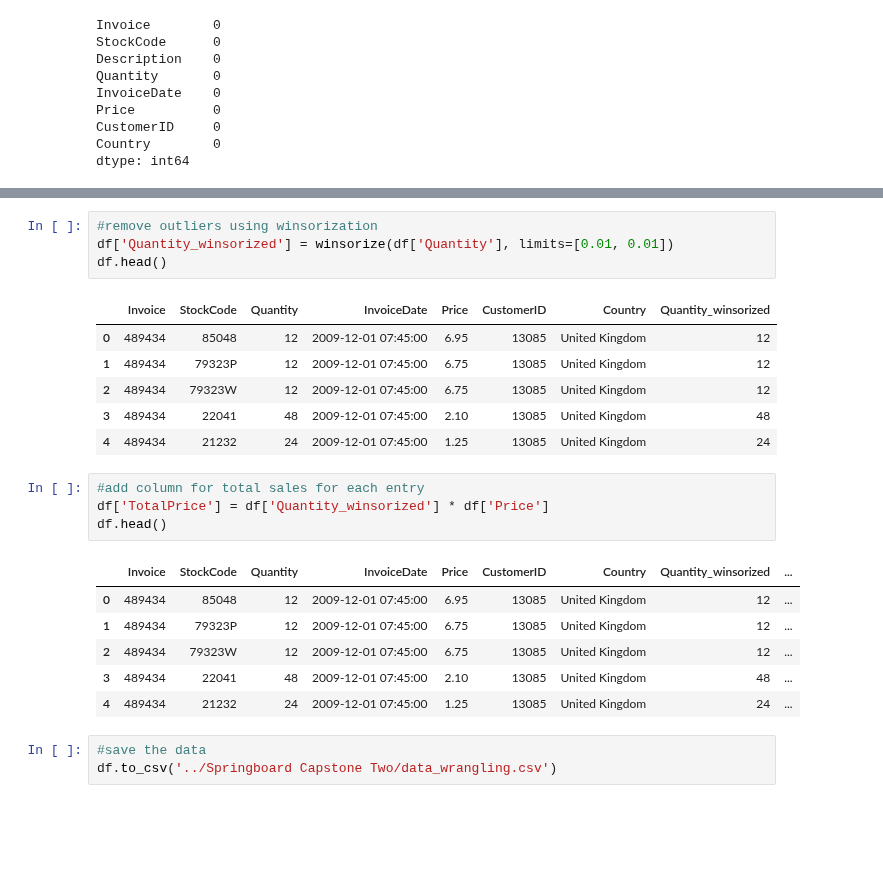
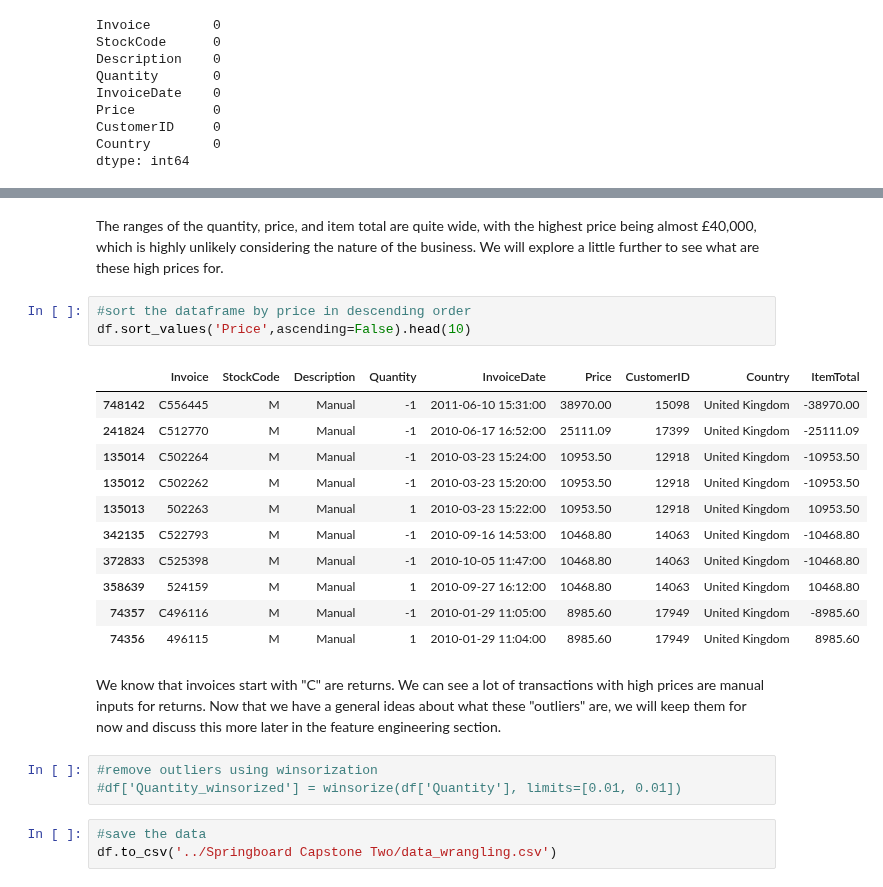
Before and after one commit to amythemirror/Customer_Lifetime_Value_Prediction, a Jupyter notebook: Data Wrangling.ipynb, the cells around one changed output, grey strips where cells are left out. Drawn from its saved outputs; the diff is of its cells as text; blank space fills up the shorter version.

```diff
--- a/Data Wrangling.ipynb
+++ b/Data Wrangling.ipynb
@@ -191,25 +211,25 @@ df.plot(kind='scatter', x='Price', y='Quantity')
+# %% [markdown]
+The ranges of the quantity, price, and item total are quite wide, with the highest price being almost £40,000, which is highly unlikely considering the nature of the business. We will explore a little further to see what are these high prices for.
+# %%
+#sort the dataframe by price in descending order
+df.sort_values('Price',ascending=False).head(10)
+# %% [output]
+|  | Invoice | StockCode | Description | Quantity | InvoiceDate | Price | CustomerID | Country | ItemTotal |
+| 748142 | C556445 | M | Manual | -1 | 2011-06-10 15:31:00 | 38970.00 | 15098 | United Kingdom | -38970.00 |
+| 241824 | C512770 | M | Manual | -1 | 2010-06-17 16:52:00 | 25111.09 | 17399 | United Kingdom | -25111.09 |
+| 135014 | C502264 | M | Manual | -1 | 2010-03-23 15:24:00 | 10953.50 | 12918 | United Kingdom | -10953.50 |
+| 135012 | C502262 | M | Manual | -1 | 2010-03-23 15:20:00 | 10953.50 | 12918 | United Kingdom | -10953.50 |
+| 135013 | 502263 | M | Manual | 1 | 2010-03-23 15:22:00 | 10953.50 | 12918 | United Kingdom | 10953.50 |
+| 342135 | C522793 | M | Manual | -1 | 2010-09-16 14:53:00 | 10468.80 | 14063 | United Kingdom | -10468.80 |
+| 372833 | C525398 | M | Manual | -1 | 2010-10-05 11:47:00 | 10468.80 | 14063 | United Kingdom | -10468.80 |
+| 358639 | 524159 | M | Manual | 1 | 2010-09-27 16:12:00 | 10468.80 | 14063 | United Kingdom | 10468.80 |
+| 74357 | C496116 | M | Manual | -1 | 2010-01-29 11:05:00 | 8985.60 | 17949 | United Kingdom | -8985.60 |
+| 74356 | 496115 | M | Manual | 1 | 2010-01-29 11:04:00 | 8985.60 | 17949 | United Kingdom | 8985.60 |
+# %% [markdown]
+We know that invoices start with "C" are returns. We can see a lot of transactions with high prices are manual inputs for returns. Now that we have a general ideas about what these "outliers" are, we will keep them for now and discuss this more later in the feature engineering section.
 # %%
 #remove outliers using winsorization
-df['Quantity_winsorized'] = winsorize(df['Quantity'], limits=[0.01, 0.01])
-df.head()
+#df['Quantity_winsorized'] = winsorize(df['Quantity'], limits=[0.01, 0.01])
-# %% [output]
-|  | Invoice | StockCode | Quantity | InvoiceDate | Price | CustomerID | Country | Quantity_winsorized |
-| 0 | 489434 | 85048 | 12 | 2009-12-01 07:45:00 | 6.95 | 13085 | United Kingdom | 12 |
-| 1 | 489434 | 79323P | 12 | 2009-12-01 07:45:00 | 6.75 | 13085 | United Kingdom | 12 |
-| 2 | 489434 | 79323W | 12 | 2009-12-01 07:45:00 | 6.75 | 13085 | United Kingdom | 12 |
-| 3 | 489434 | 22041 | 48 | 2009-12-01 07:45:00 | 2.10 | 13085 | United Kingdom | 48 |
-| 4 | 489434 | 21232 | 24 | 2009-12-01 07:45:00 | 1.25 | 13085 | United Kingdom | 24 |
-# %%
-#add column for total sales for each entry
-df['TotalPrice'] = df['Quantity_winsorized'] * df['Price']
-df.head()
-# %% [output]
-|  | Invoice | StockCode | Quantity | InvoiceDate | Price | CustomerID | Country | Quantity_winsorized | ... |
-| 0 | 489434 | 85048 | 12 | 2009-12-01 07:45:00 | 6.95 | 13085 | United Kingdom | 12 | ... |
-| 1 | 489434 | 79323P | 12 | 2009-12-01 07:45:00 | 6.75 | 13085 | United Kingdom | 12 | ... |
-| 2 | 489434 | 79323W | 12 | 2009-12-01 07:45:00 | 6.75 | 13085 | United Kingdom | 12 | ... |
-| 3 | 489434 | 22041 | 48 | 2009-12-01 07:45:00 | 2.10 | 13085 | United Kingdom | 48 | ... |
-| 4 | 489434 | 21232 | 24 | 2009-12-01 07:45:00 | 1.25 | 13085 | United Kingdom | 24 | ... |
 # %%
 #save the data
 df.to_csv('../Springboard Capstone Two/data_wrangling.csv')
```
Also changed, not shown: parts of 18 cells of this notebook, 5 other files.
